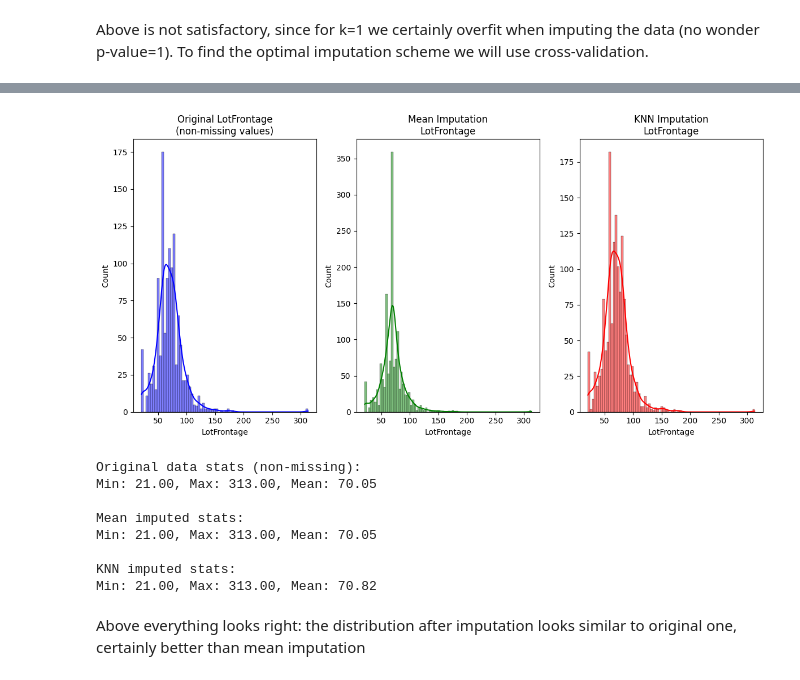
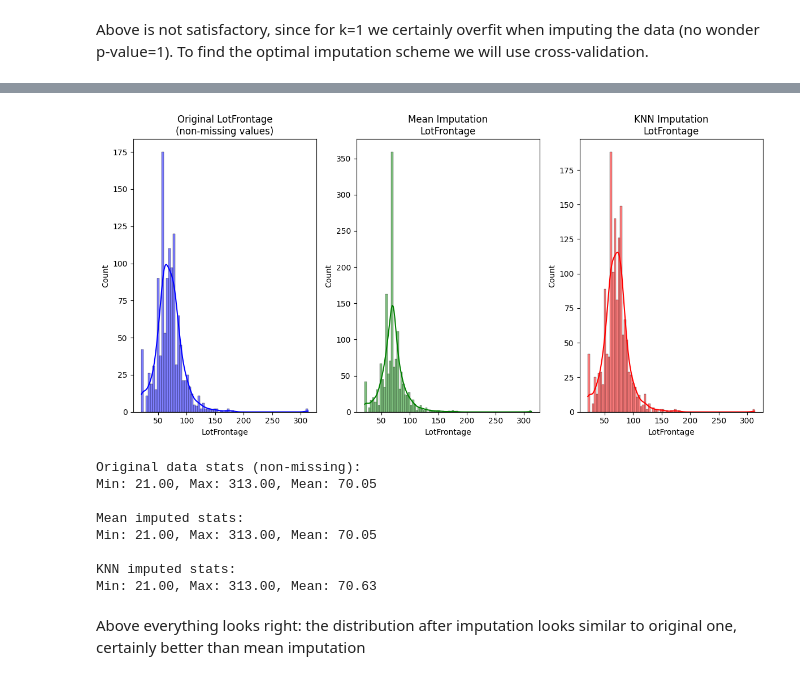
Before and after one commit to StDevon/house-prices-regression, a Jupyter notebook: data_cleaning.ipynb, the cells around one changed output, grey strips where cells are left out. Saved outputs shown, nothing was run; the diff lists cells and outputs as text; code cells hidden in the pictures.

```diff
--- a/data_cleaning.ipynb
+++ b/data_cleaning.ipynb
@@ -15,2 +39,0 @@ df = pd.read_csv("data/train.csv")
-# %%
-df = df.drop_duplicates()
@@ -256,11 +333,11 @@ def compare_imputation_distributions(df_original, df_mean, df_knn, column_name):
     print(f"Min: {knn_data.min():.2f}, Max: {knn_data.max():.2f}, Mean: {knn_data.mean():.2f}")
 # %%
 df_mean_imputed = impute_column_mean(df.copy(), 'LotFrontage')
-df_knn_sklearn_imputed = impute_column_knn_sklearn(df.copy(), 'LotFrontage', k=3)
+df_knn_sklearn_imputed = impute_column_knn_sklearn(df.copy(), 'LotFrontage', k=15)
 
 compare_imputation_distributions(df, df_mean_imputed, df_knn_sklearn_imputed, 'LotFrontage')
 # %% [output]
-[figure, old version]
+[figure, new version]
 Original data stats (non-missing):
 Min: 21.00, Max: 313.00, Mean: 70.05
 
@@ -268,7 +345,7 @@ Mean imputed stats:
 Min: 21.00, Max: 313.00, Mean: 70.05
 
 KNN imputed stats:
-Min: 21.00, Max: 313.00, Mean: 70.82
+Min: 21.00, Max: 313.00, Mean: 70.63
 # %% [markdown]
 Above everything looks right: the distribution after imputation looks similar to original one, certainly better than mean imputation
 # %%
```
Also changed, not shown: parts of 26 cells of this notebook, 1 other file.
